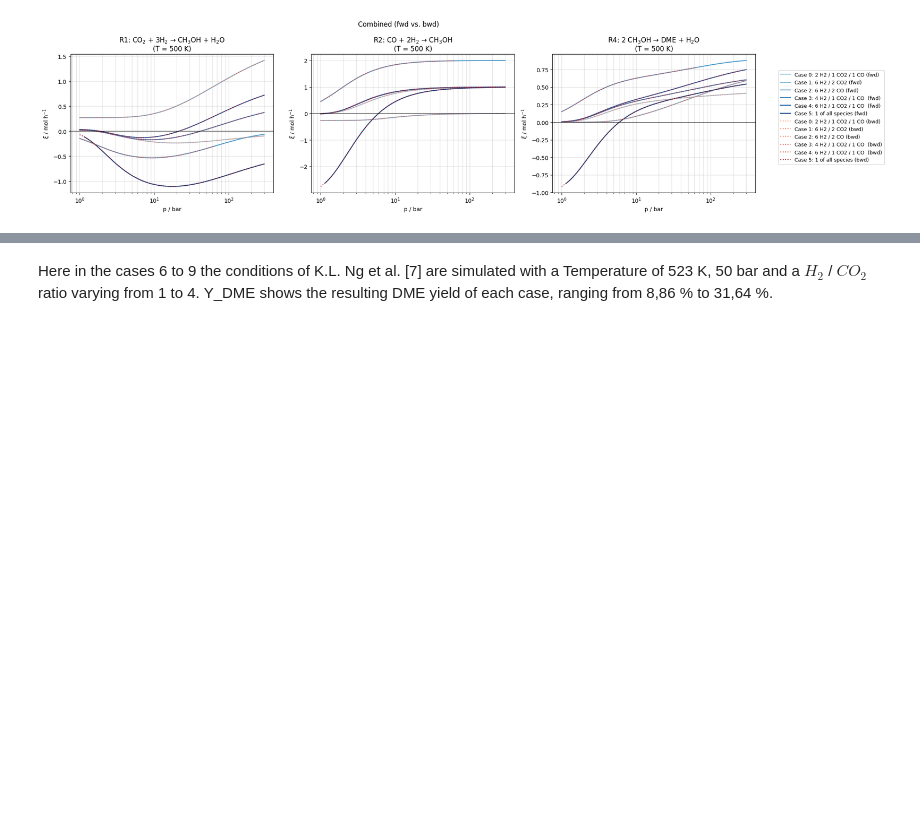
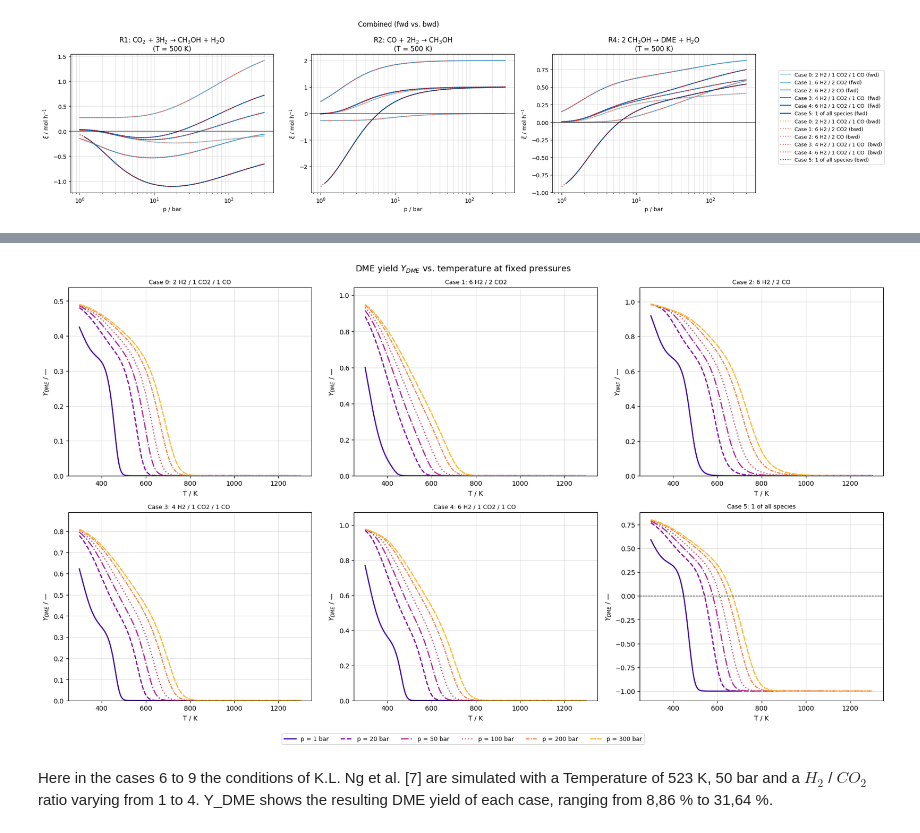
Before and after one commit to PeterSchoenung/CRE3-Assignment-2, a Jupyter notebook: CRE3_Assignment2_Group_5_30_05.ipynb, the cells around one changed output, grey strips where cells are left out. Drawn from its saved outputs; the diff is of its cells as text; code cells hidden in the pictures; blank space fills up the shorter version.

```diff
--- a/CRE3_Assignment2_Group_5_30_05.ipynb
+++ b/CRE3_Assignment2_Group_5_30_05.ipynb
@@ -1916,3 +1708,74 @@ Case 0: 18 H2 / 6 CO2
+# %%
+# =============================================================================
+# Y_DME vs T at fixed pressures — 2x3 subplot grid, one panel per test case
+#
+# Computed directly from the already calculated xi_2d array, so no additional
+# solver calls are needed. The DME yield is calculated using the COx-normalised
+# dme_yield() function defined earlier.
+# =============================================================================
+
+# --- Compute Y_DME for all cases and pressures from existing xi_2d ---
+# Shape: (n_cases, n_pressures, n_temperatures)
+Y_DME_2d = np.full((len(test_cases), len(pressures_2d), len(T_range_2d)), np.nan)
+
+for ci, (name, n_in) in enumerate(test_cases):
+    for pi, p in enumerate(pressures_2d):
+        for ti in range(len(T_range_2d)):
+            xi = xi_2d[ci, pi, :, ti]
+            if np.any(np.isnan(xi)):
+                continue
+            n_out = material_balance(reaction_tuples, xi, n_in, reaction_indices)
+            Y_DME_2d[ci, pi, ti] = dme_yield(n_in, n_out)
+
+# --- Plotting: 2 rows x 3 cols grid, one subplot per test case ---
+n_cols = 3
+n_rows = 2
+
+fig, axes = plt.subplots(n_rows, n_cols, figsize=(18, 10), sharey=False)
+axes = axes.flatten()
+
+for ci, (name, n_in) in enumerate(test_cases):
+    ax = axes[ci]
+
+    for pi, p in enumerate(pressures_2d):
+        ax.plot(
+            T_range_2d,
+            Y_DME_2d[ci, pi, :],
+            color=p_colors_2d[pi],
+            linestyle=p_linestyles_2d[pi],
+            linewidth=1.8,
+            label=f'p = {p} bar'
+        )
+
+    ax.axhline(0, color='black', linewidth=0.8, linestyle='--')
+    ax.set_xlabel('T / K', fontsize=10)
+    ax.set_ylabel(r'$Y_{DME}$ / —', fontsize=10)
+    ax.set_title(name, fontsize=9)
+    ax.grid(True, alpha=0.4)
+
+    # Set y-axis limits individually per case to ensure all values are visible
+    y_max = np.nanmax(Y_DME_2d[ci, :, :])
+    y_min = np.nanmin(Y_DME_2d[ci, :, :])
+    # Use 0 as lower bound unless negative values are present
+    ax.set_ylim(min(0, y_min * 1.1), y_max * 1.1)
+
+# Hide unused subplots if n_cases < 6
+for ci in range(len(test_cases), n_rows * n_cols):
+    axes[ci].set_visible(False)
+
+# Shared legend at the bottom, horizontal layout
+handles, labels = axes[0].get_legend_handles_labels()
+fig.legend(
+    handles, labels,
+    loc='lower center', bbox_to_anchor=(0.5, -0.04),
+    ncol=len(pressures_2d), fontsize=9, frameon=True
+)
+
+fig.suptitle(r'DME yield $Y_{DME}$ vs. temperature at fixed pressures', fontsize=13)
+plt.tight_layout()
+plt.show()
+# %% [output]
+[figure, added]
 # %% [markdown]
 Here in the cases 6 to 9 the conditions of K.L. Ng et al. [7] are simulated with a Temperature of 523 K, 50 bar and a $H_2$ / $CO_2$ ratio varying from 1 to 4. Y_DME shows the resulting DME yield of each case, ranging from 8,86 % to 31,64 %.
 # %%
```
Also changed, not shown: parts of 26 cells of this notebook.
